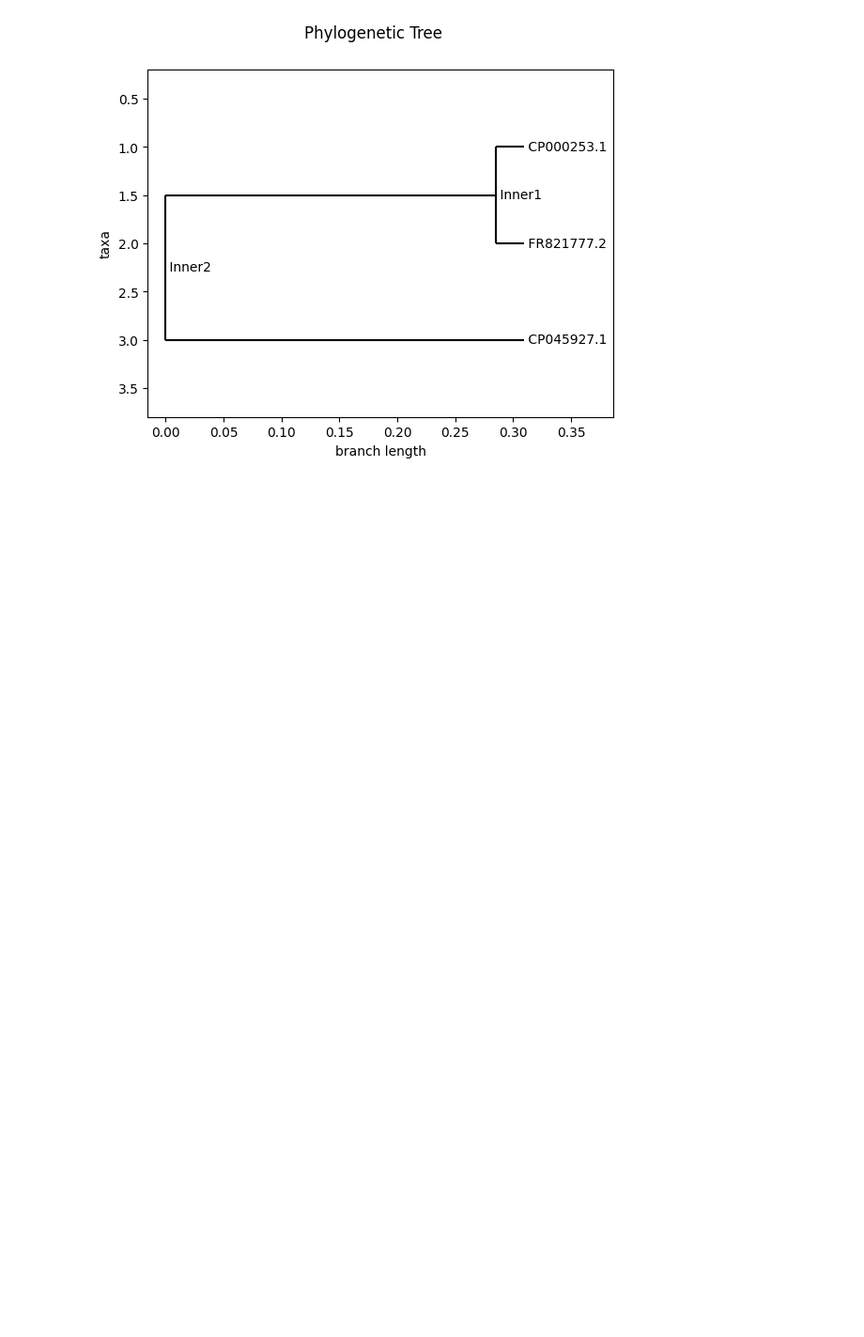
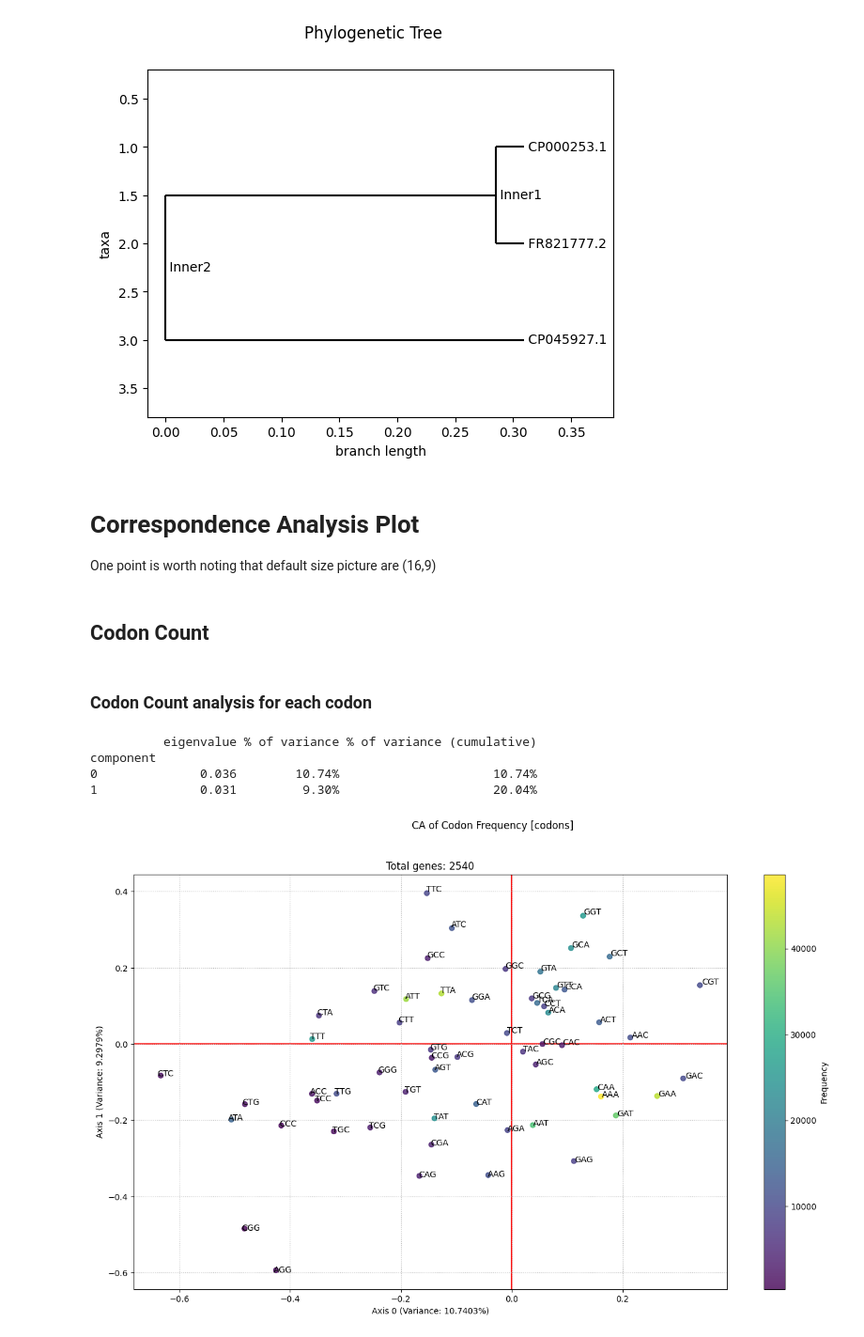
Before and after one commit to SouradiptoC/CodonU, a Jupyter notebook: Examples/5_Vizualization.ipynb, the cells around one changed output. Shown at 94% size. Saved outputs shown, nothing was run; the diff lists cells and outputs as text; code cells hidden in the pictures; blank space fills up the shorter version.

```diff
--- a/Examples/5_Vizualization.ipynb
+++ b/Examples/5_Vizualization.ipynb
@@ -185,3 +181,23 @@ in_file = 'Report/phylo_input_test_aligned_o.fasta'
 viz.plot_phy_fas(in_file)
 # %% [output]
 [figure]
+# %% [markdown]
+# Correspondence Analysis Plot
+
+One point is worth noting that default size picture are (16,9)
+# %% [markdown]
+## Codon Count
+# %% [markdown]
+### Codon Count analysis for each codon
+# %%
+in_file = 'Nucleotide/Staphylococcus_aureus.fasta'
+viz.plot_ca_codon_freq_codon(
+    handle=in_file,
+    genetic_table_num=11
+)
+# %% [output]
+          eigenvalue % of variance % of variance (cumulative)
+component
+0              0.036        10.74%                     10.74%
+1              0.031         9.30%                     20.04%
+[figure, added]
```
Also changed, not shown: parts of 23 cells of this notebook.
